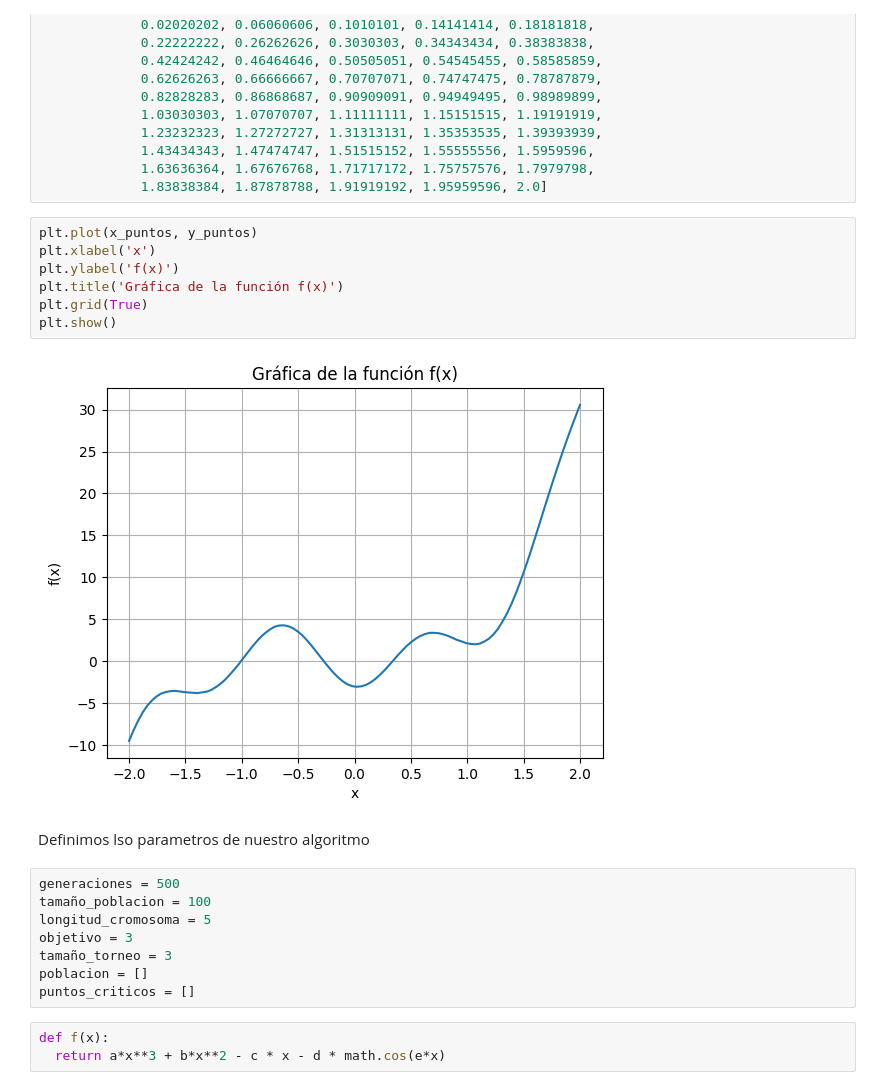
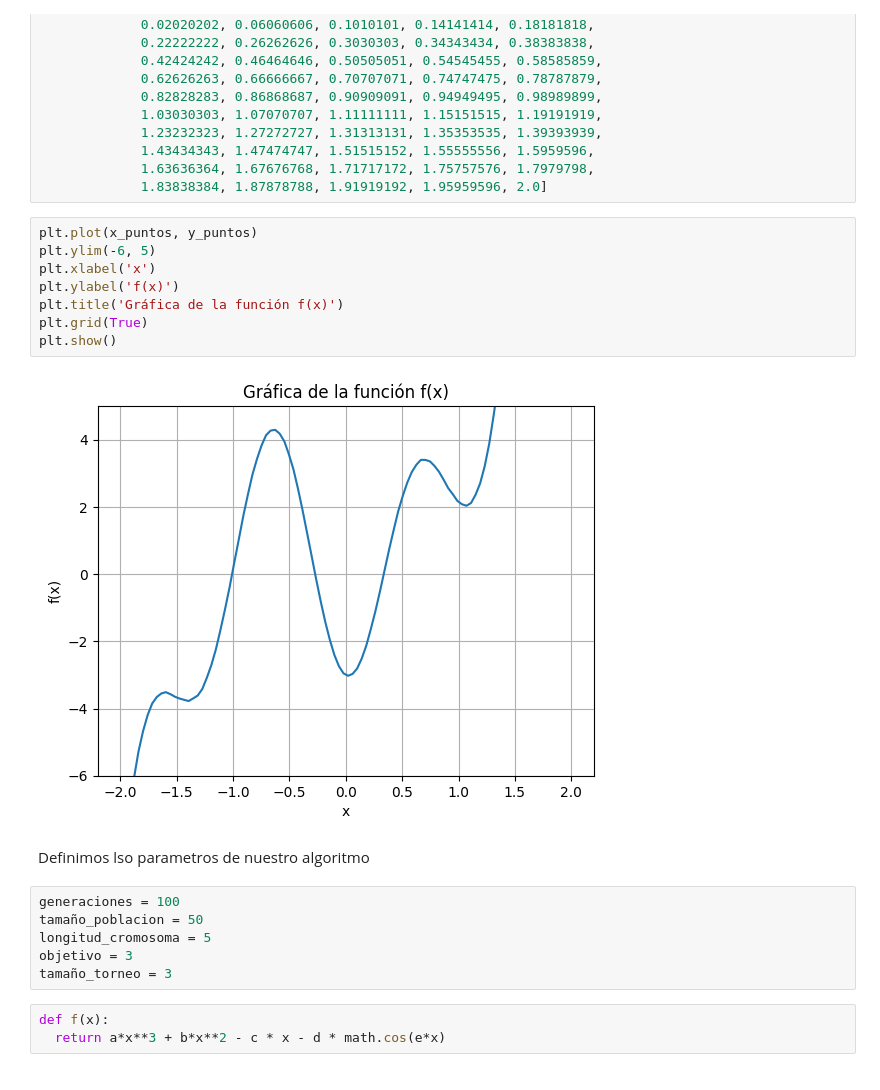
Before and after one commit to Yahred/evolutionary-computation, a Jupyter notebook: EAFunction.ipynb, the cells around one changed output. Cells and saved outputs as stored; diff of their text form.

```diff
--- a/EAFunction.ipynb
+++ b/EAFunction.ipynb
@@ -45,23 +45,22 @@ x_puntos = [-2.0, -1.95959596, -1.91919192, -1.87878788, -1.83838384,
              1.83838384, 1.87878788, 1.91919192, 1.95959596, 2.0]
 # %%
 plt.plot(x_puntos, y_puntos)
+plt.ylim(-6, 5)
 plt.xlabel('x')
 plt.ylabel('f(x)')
 plt.title('Gráfica de la función f(x)')
 plt.grid(True)
 plt.show()
 # %% [output]
-[figure, old version]
+[figure, new version]
 # %% [markdown]
 Definimos lso parametros de nuestro algoritmo
 # %%
-generaciones = 500
-tamaño_poblacion = 100
+generaciones = 100
+tamaño_poblacion = 50
 longitud_cromosoma = 5
 objetivo = 3
 tamaño_torneo = 3
-poblacion = []
-puntos_criticos = []
 # %%
 def f(x):
   return a*x**3 + b*x**2 - c * x - d * math.cos(e*x)
```
Also changed, not shown: parts of 7 cells of this notebook.
